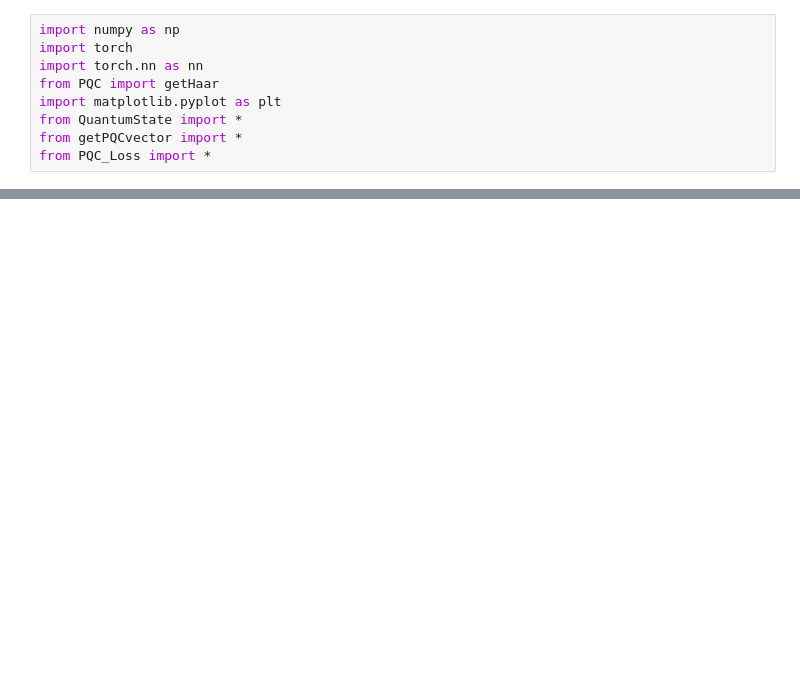
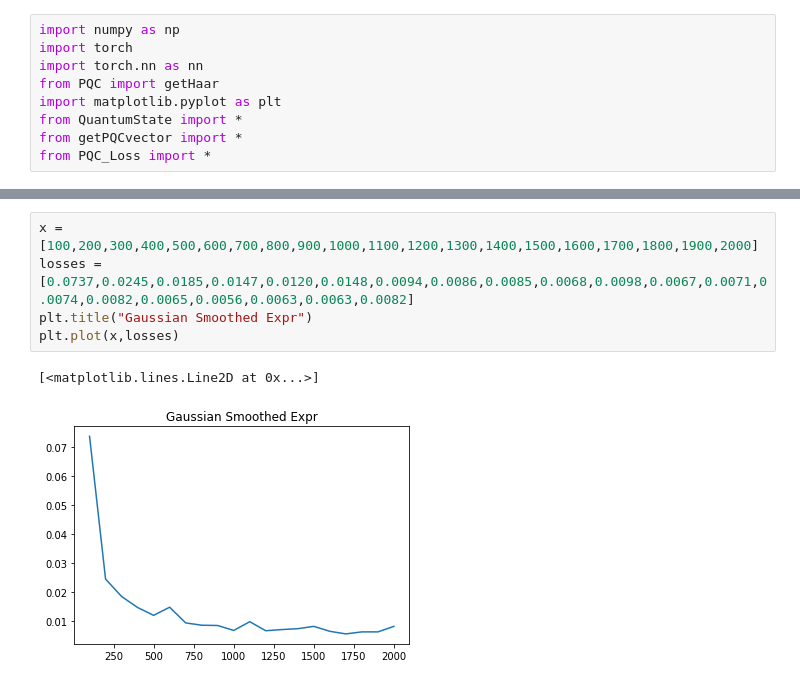
Before and after one commit to String137/PQC, a Jupyter notebook: PQCNN.ipynb, the cells around one changed output, grey strips where cells are left out. Cells and saved outputs as stored; diff of their text form; blank space fills up the shorter version.

```diff
--- a/PQCNN.ipynb
+++ b/PQCNN.ipynb
@@ -63,0 +120,8 @@ input = torch.rand(6,num)
+# %%
+x = [100,200,300,400,500,600,700,800,900,1000,1100,1200,1300,1400,1500,1600,1700,1800,1900,2000]
+losses = [0.0737,0.0245,0.0185,0.0147,0.0120,0.0148,0.0094,0.0086,0.0085,0.0068,0.0098,0.0067,0.0071,0.0074,0.0082,0.0065,0.0056,0.0063,0.0063,0.0082]
+plt.title("Gaussian Smoothed Expr")
+plt.plot(x,losses)
+# %% [output]
+[<matplotlib.lines.Line2D at 0x...>]
+[figure, added]
```
Also changed, not shown: parts of 9 cells of this notebook, 1 other file.
